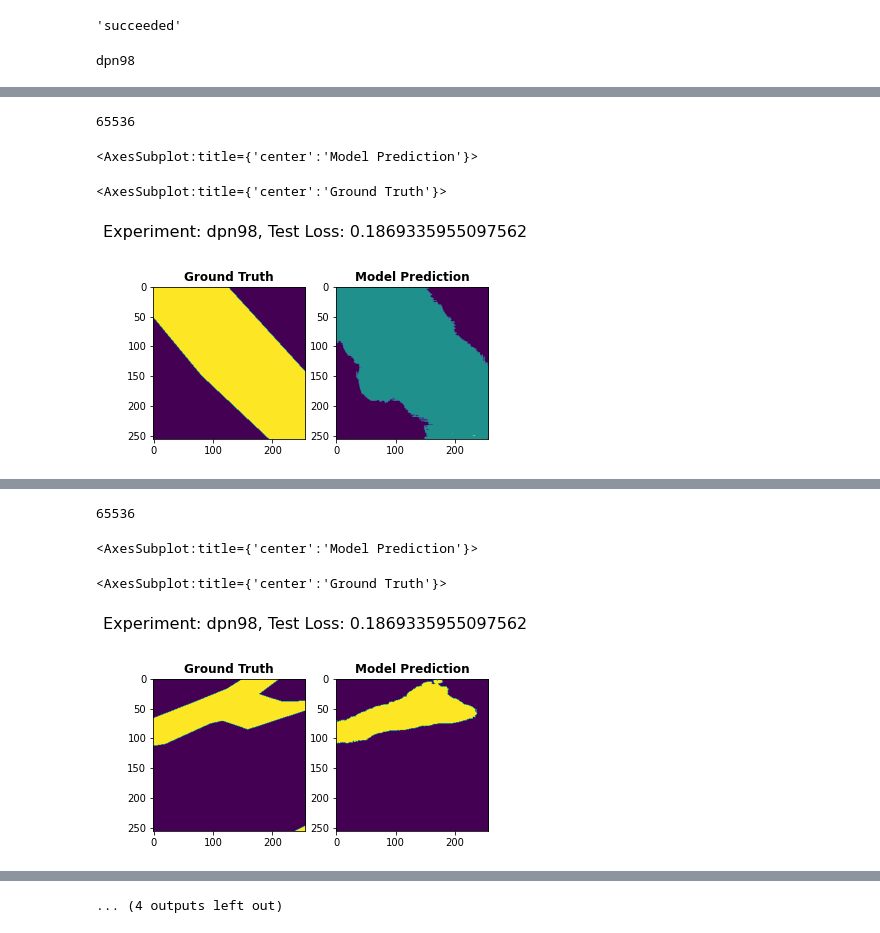
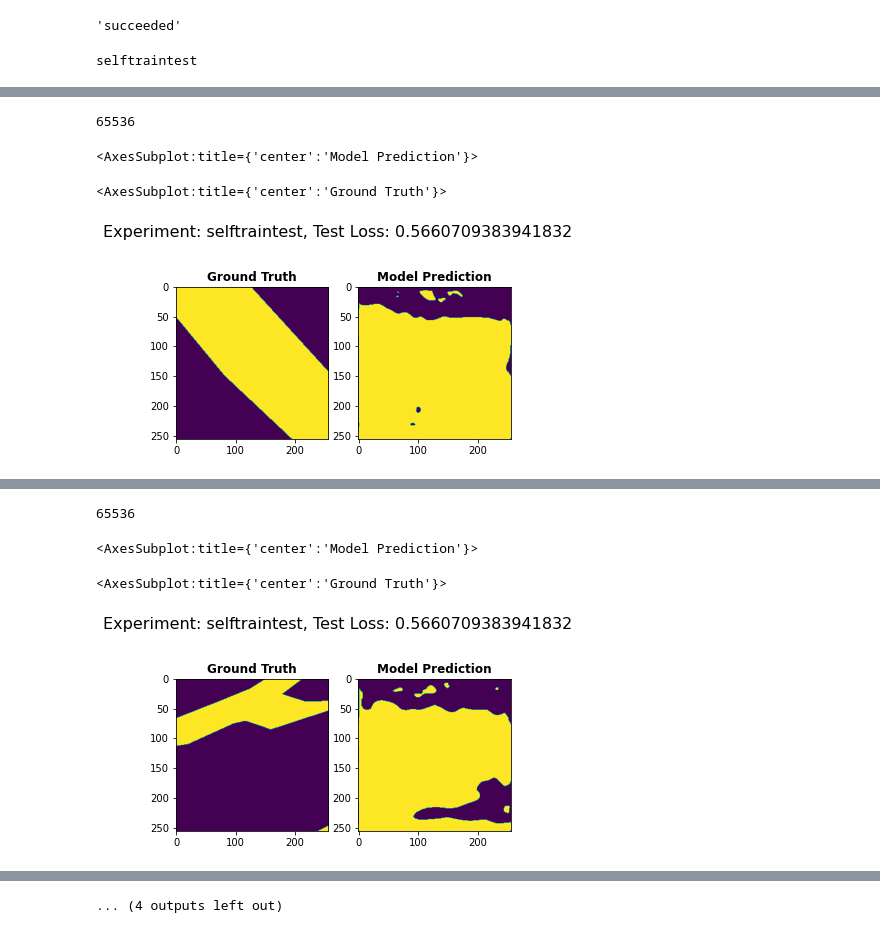
Before and after one commit to maxzvyagin/ephemeral_streams_code, a Jupyter notebook: model_visualization.ipynb, the cells around one changed output, grey strips where cells are left out. Drawn from its saved outputs; the diff is of its cells as text; code cells hidden in the pictures.

```diff
--- a/model_visualization.ipynb
+++ b/model_visualization.ipynb
@@ -57,7 +57,7 @@ for e in experiments:
         encoder = encoder.split("encoder")[1].lower()
     else:
         encoder = encoder.lower()
-    if id_num == 216 and e.state == 'succeeded':
+    if id_num == 264 and e.state == 'succeeded':
         # load in the model
         e.download_artifacts()
         with zipfile.ZipFile('output.zip') as zip_ref:
@@ -81,7 +81,7 @@ for e in experiments:
             input_num = 1
         else:
             i_type = 4
-        model = smp.Unet('dpn98', classes=1, in_channels=4)
+        model = smp.Unet(classes=1, in_channels=4)
         # fix the weird state dict key error
         for k in old_params.keys():
             new_key = k.split("model.")[1]
@@ -112,4 +112,4 @@ for e in experiments:
             show(test['mask'], ax=m_axis, title="Ground Truth")
             pyplot.show()
 # %% [output]
-dpn98
+selftraintest
@@ -117,4 +117,4 @@ Text(0.5, 0.98, 'Experiment: dpn98, Test Loss: 0.1869335955097562')
 65536
 <AxesSubplot:title={'center':'Model Prediction'}>
 <AxesSubplot:title={'center':'Ground Truth'}>
-[figure, old version]
+[figure, new version]
@@ -122,4 +122,4 @@ Text(0.5, 0.98, 'Experiment: dpn98, Test Loss: 0.1869335955097562')
 65536
 <AxesSubplot:title={'center':'Model Prediction'}>
 <AxesSubplot:title={'center':'Ground Truth'}>
-[figure, old version]
+[figure, new version]
```
Also changed, not shown: parts of 1 cell of this notebook, 3 other files.
